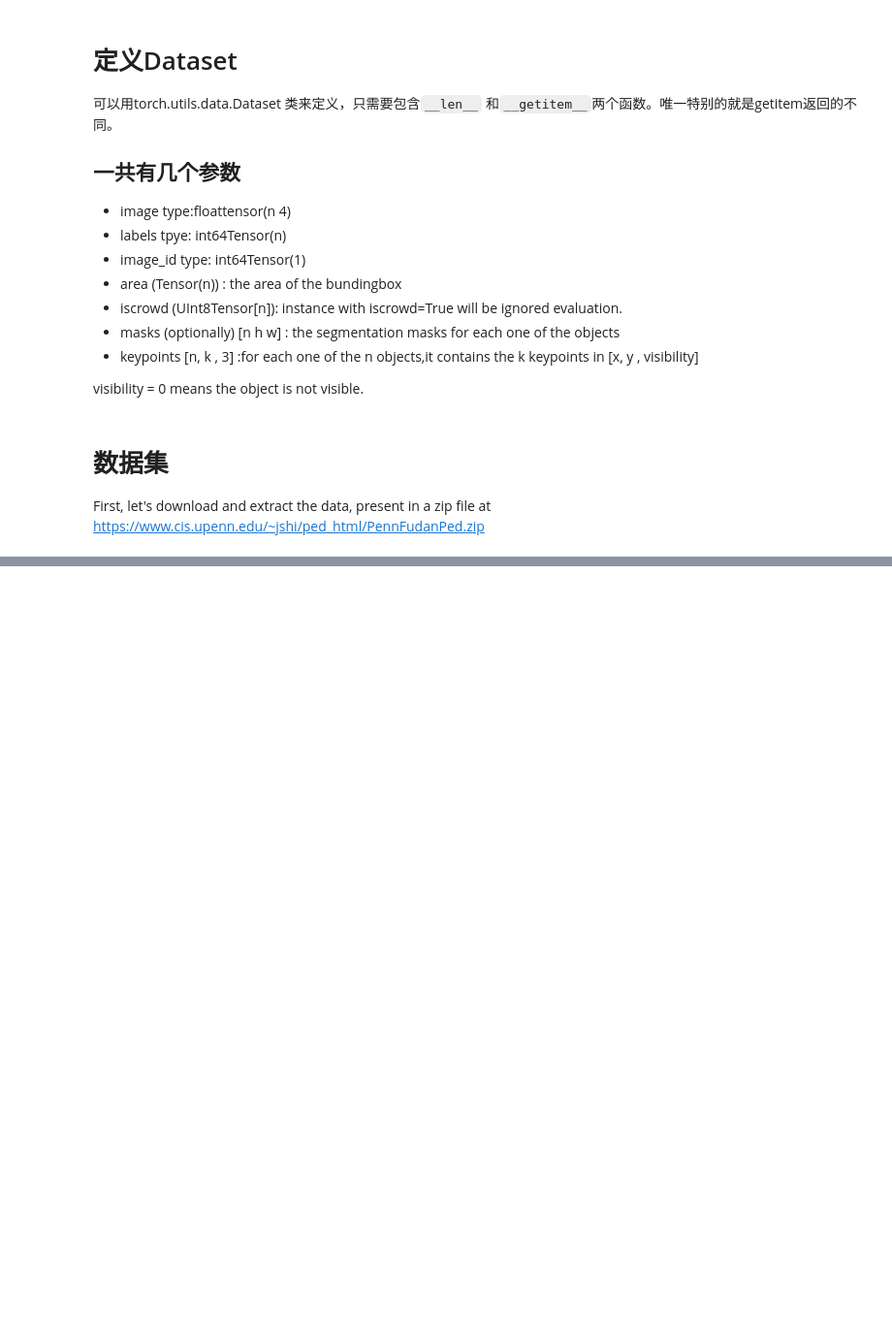
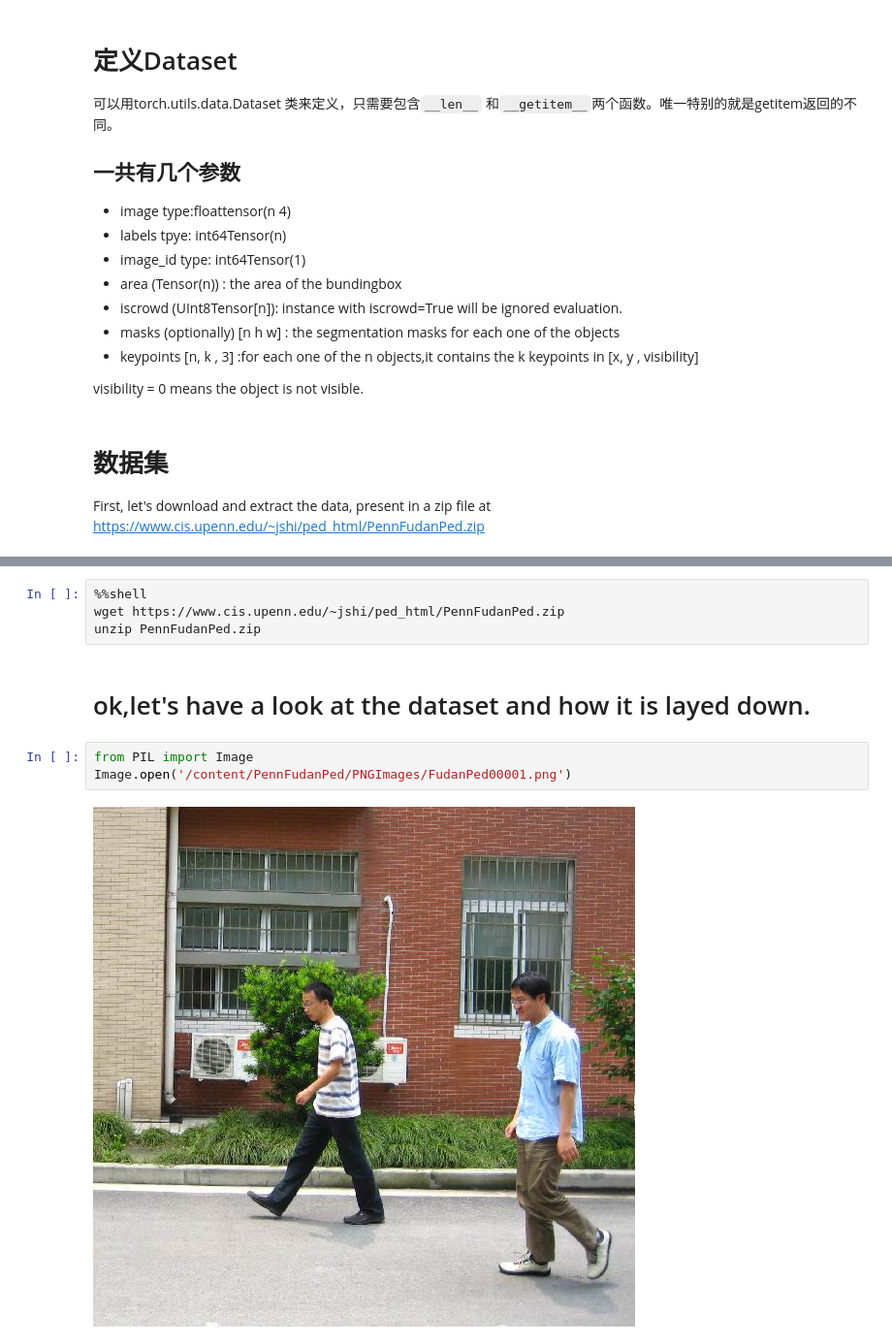
Before and after one commit to smiledinisa/DeepLearning-In-Action, a Jupyter notebook: MyFirst_note.ipynb, the cells around one changed output, grey strips where cells are left out. Shown at 97% size. Cells and saved outputs as stored; diff of their text form; blank space fills up the shorter version.

```diff
--- a/MyFirst_note.ipynb
+++ b/MyFirst_note.ipynb
@@ -86,0 +80,11 @@ drive  sample_data
+# %%
+%%shell
+wget https://www.cis.upenn.edu/~jshi/ped_html/PennFudanPed.zip
+unzip PennFudanPed.zip
+# %% [markdown]
+# ok,let's have a look at the dataset and how it is layed down.
+# %%
+from PIL import Image
+Image.open('/content/PennFudanPed/PNGImages/FudanPed00001.png')
+# %% [output]
+[figure, added]
```
Also changed, not shown: parts of 7 cells of this notebook.
